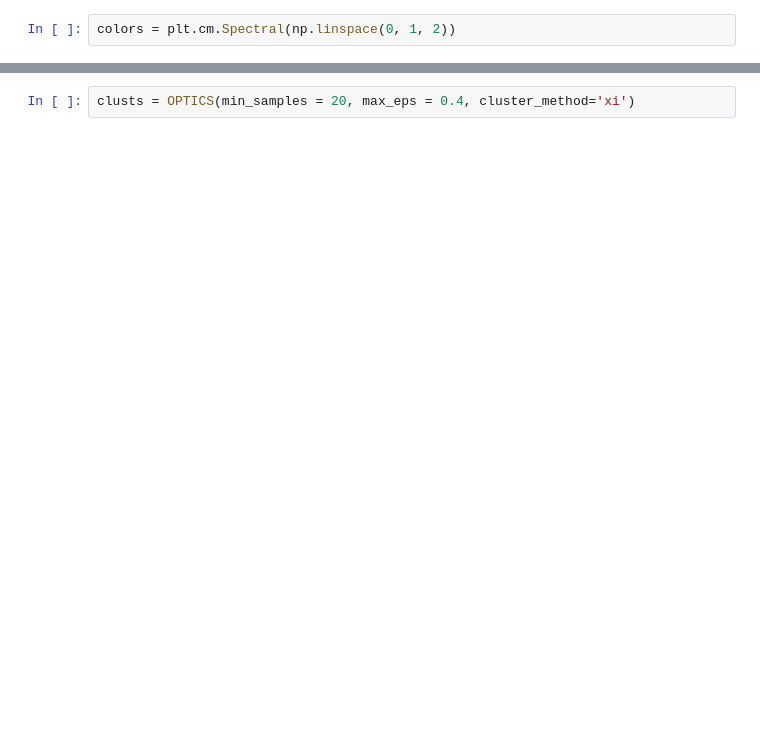
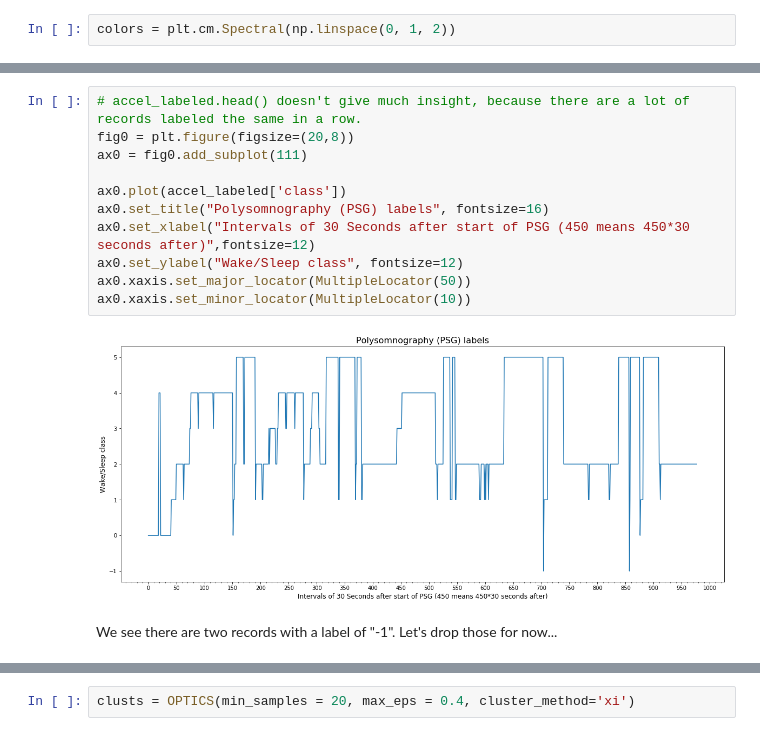
Before and after one commit to ericcanton/sleep_classifiers_accel_ML, a Jupyter notebook: unsupervised.ipynb, the cells around one changed output, grey strips where cells are left out. Saved outputs shown, nothing was run; the diff lists cells and outputs as text; blank space fills up the shorter version.

```diff
--- a/unsupervised.ipynb
+++ b/unsupervised.ipynb
@@ -60,0 +67,15 @@ Text(0.5, 0, 'y accel')
+# %%
+# accel_labeled.head() doesn't give much insight, because there are a lot of records labeled the same in a row.
+fig0 = plt.figure(figsize=(20,8))
+ax0 = fig0.add_subplot(111)
+
+ax0.plot(accel_labeled['class'])
+ax0.set_title("Polysomnography (PSG) labels", fontsize=16)
+ax0.set_xlabel("Intervals of 30 Seconds after start of PSG (450 means 450*30 seconds after)",fontsize=12)
+ax0.set_ylabel("Wake/Sleep class", fontsize=12)
+ax0.xaxis.set_major_locator(MultipleLocator(50))
+ax0.xaxis.set_minor_locator(MultipleLocator(10))
+# %% [output]
+[figure, added]
+# %% [markdown]
+We see there are two records with a label of "-1". Let's drop those for now...
```
Also changed, not shown: parts of 37 cells of this notebook.
